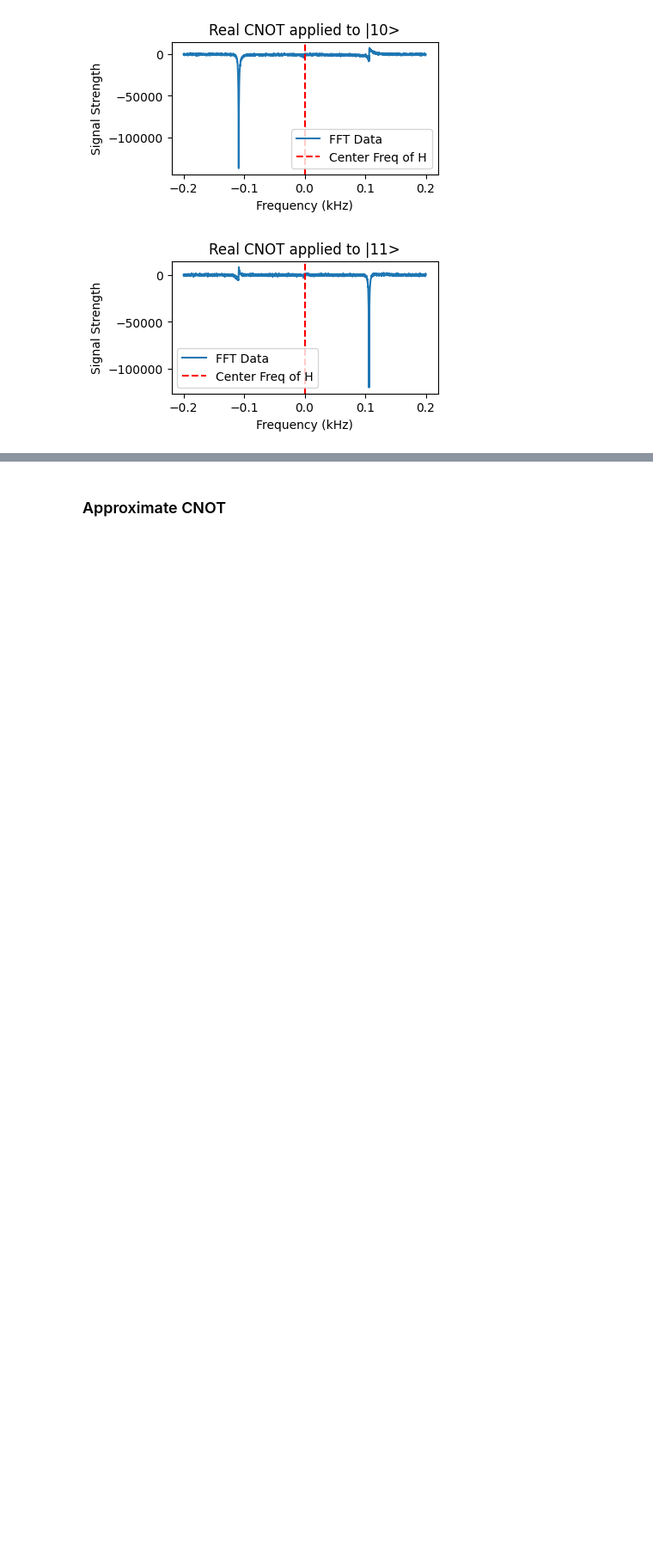
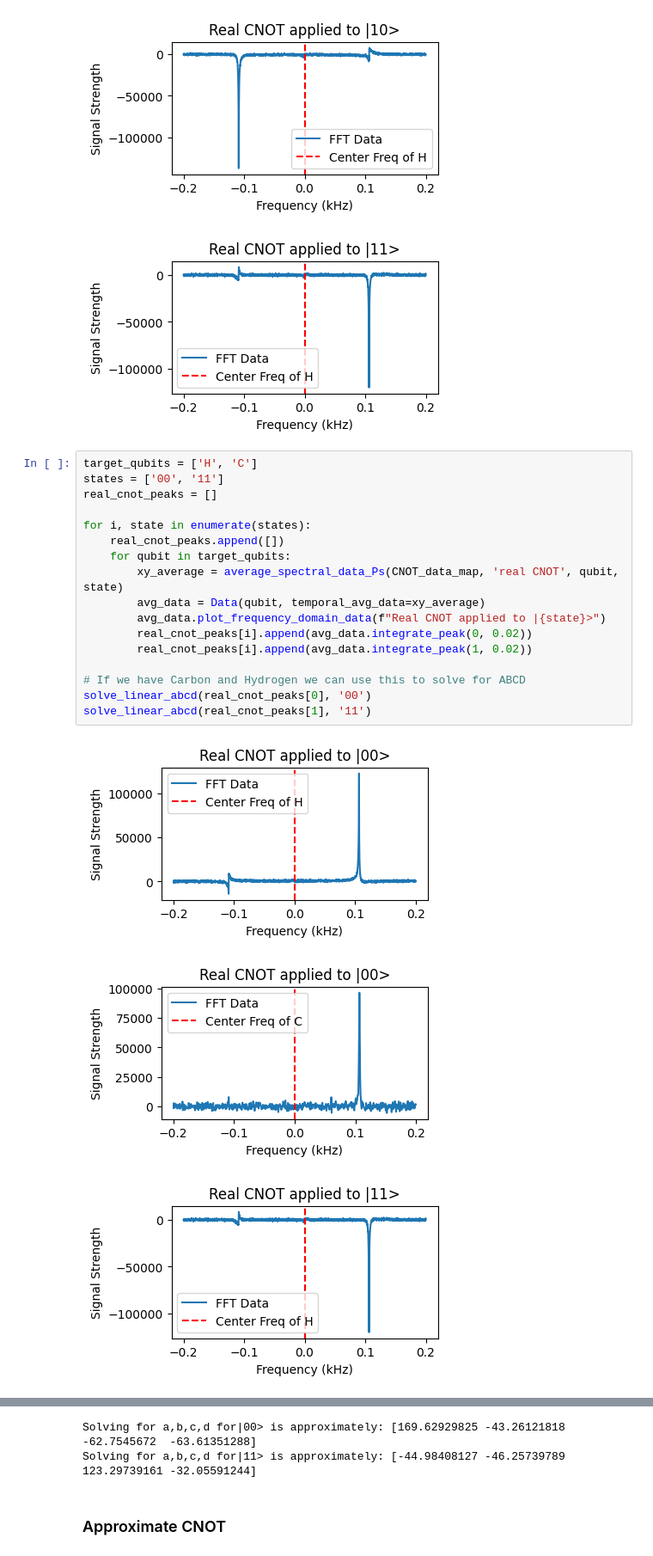
Before and after one commit to sarahstrong0/nmr_lab3, a Jupyter notebook: nmr_processing.ipynb, the cells around one changed output, grey strips where cells are left out. Shown at 86% size. Drawn from its saved outputs; the diff is of its cells as text; blank space fills up the shorter version.

```diff
--- a/nmr_processing.ipynb
+++ b/nmr_processing.ipynb
@@ -399,3 +399,24 @@ for i, state in enumerate(states):
 [figure]
 [figure]
 [figure]
+# %%
+target_qubits = ['H', 'C']
+states = ['00', '11']
+real_cnot_peaks = []
+
+for i, state in enumerate(states):
+    real_cnot_peaks.append([])
+    for qubit in target_qubits:
+        xy_average = average_spectral_data_Ps(CNOT_data_map, 'real CNOT', qubit, state)
+        avg_data = Data(qubit, temporal_avg_data=xy_average)
+        avg_data.plot_frequency_domain_data(f"Real CNOT applied to |{state}>")
+        real_cnot_peaks[i].append(avg_data.integrate_peak(0, 0.02))
+        real_cnot_peaks[i].append(avg_data.integrate_peak(1, 0.02))
+
+# If we have Carbon and Hydrogen we can use this to solve for ABCD
+solve_linear_abcd(real_cnot_peaks[0], '00')
+solve_linear_abcd(real_cnot_peaks[1], '11')
+# %% [output]
+[figure, added]
+[figure, added]
+[figure, added]
@@ -402,3 +424,5 @@ for i, state in enumerate(states):
+Solving for a,b,c,d for|00> is approximately: [169.62929825 -43.26121818 -62.7545672  -63.61351288]
+Solving for a,b,c,d for|11> is approximately: [-44.98408127 -46.25739789 123.29739161 -32.05591244]
 # %% [markdown]
 ### Approximate CNOT
 # %%
```
Also changed, not shown: parts of 2 cells of this notebook, 22 other files.
